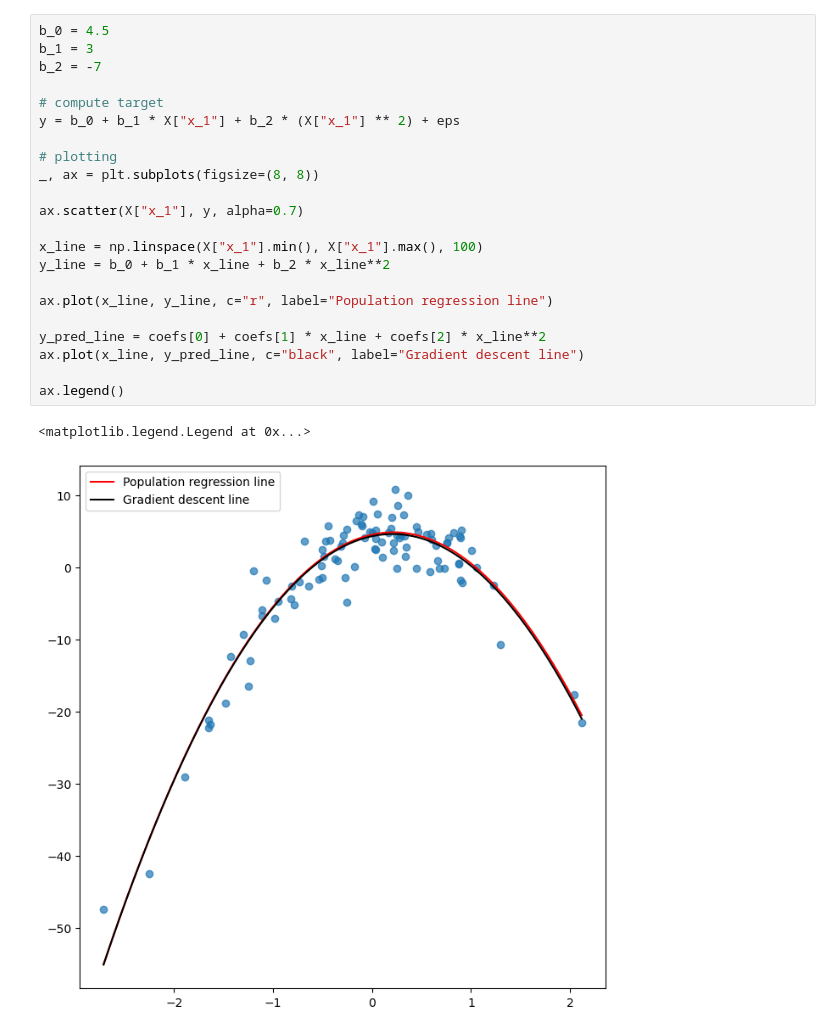
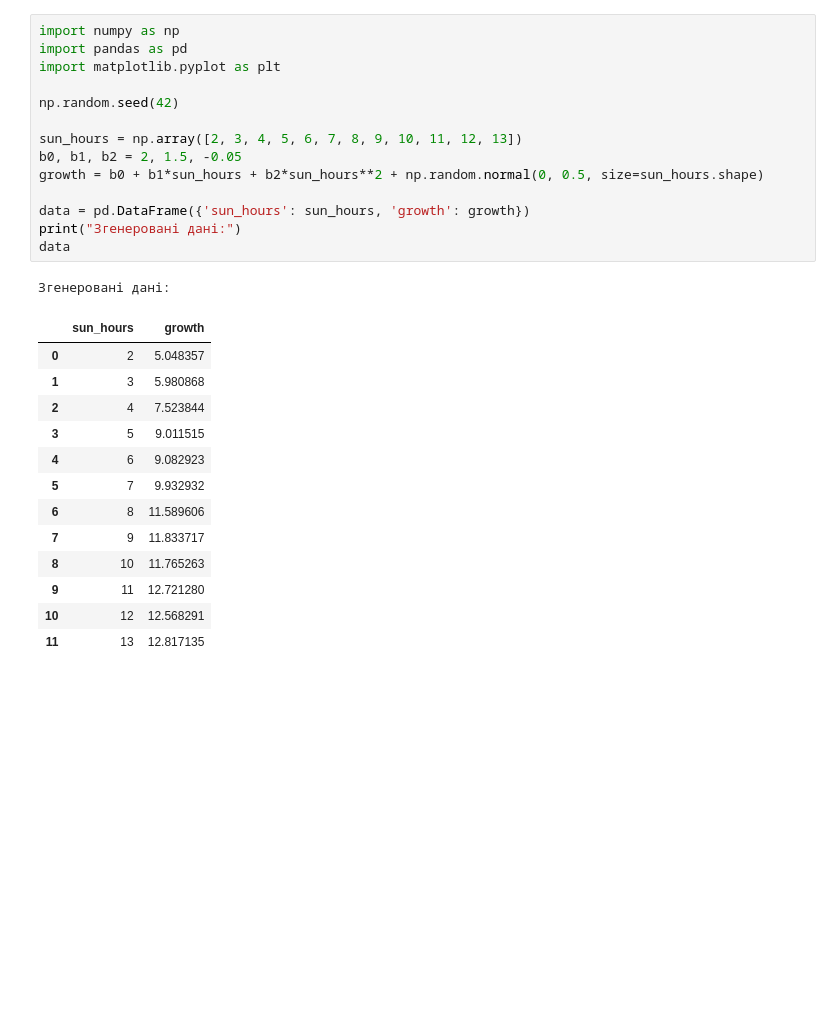
Before and after one commit to kolyakr/algos-from-scratch, a Jupyter notebook: linear_regression/linear_regression.ipynb, the cells around one changed output. Drawn from its saved outputs; the diff is of its cells as text; blank space fills up the shorter version.

Commit message:
do linear regression

```diff
--- a/linear_regression/linear_regression.ipynb
+++ b/linear_regression/linear_regression.ipynb
@@ -233,25 +1,29 @@ new coeffs:  [ 4.28173413  2.89881828 -7.01412705]
-# %%
-b_0 = 4.5
-b_1 = 3
-b_2 = -7
-
-# compute target
-y = b_0 + b_1 * X["x_1"] + b_2 * (X["x_1"] ** 2) + eps
-
-# plotting
-_, ax = plt.subplots(figsize=(8, 8))
-
-ax.scatter(X["x_1"], y, alpha=0.7)
-
-x_line = np.linspace(X["x_1"].min(), X["x_1"].max(), 100)
-y_line = b_0 + b_1 * x_line + b_2 * x_line**2
-
-ax.plot(x_line, y_line, c="r", label="Population regression line")
-
-y_pred_line = coefs[0] + coefs[1] * x_line + coefs[2] * x_line**2
-ax.plot(x_line, y_pred_line, c="black", label="Gradient descent line")
-
-ax.legend()
-# %% [output]
-<matplotlib.legend.Legend at 0x...>
-[figure, removed]
+# %%
+import numpy as np
+import pandas as pd
+import matplotlib.pyplot as plt
+
+np.random.seed(42)
+
+sun_hours = np.array([2, 3, 4, 5, 6, 7, 8, 9, 10, 11, 12, 13])
+b0, b1, b2 = 2, 1.5, -0.05
+growth = b0 + b1*sun_hours + b2*sun_hours**2 + np.random.normal(0, 0.5, size=sun_hours.shape)
+
+data = pd.DataFrame({'sun_hours': sun_hours, 'growth': growth})
+print("Згенеровані дані:")
+data
+# %% [output]
+Згенеровані дані:
+|  | sun_hours | growth |
+| 0 | 2 | 5.048357 |
+| 1 | 3 | 5.980868 |
+| 2 | 4 | 7.523844 |
+| 3 | 5 | 9.011515 |
+| 4 | 6 | 9.082923 |
+| 5 | 7 | 9.932932 |
+| 6 | 8 | 11.589606 |
+| 7 | 9 | 11.833717 |
+| 8 | 10 | 11.765263 |
+| 9 | 11 | 12.721280 |
+| 10 | 12 | 12.568291 |
+| 11 | 13 | 12.817135 |
```
Also changed, not shown: parts of 24 cells of this notebook, 9 other files.
